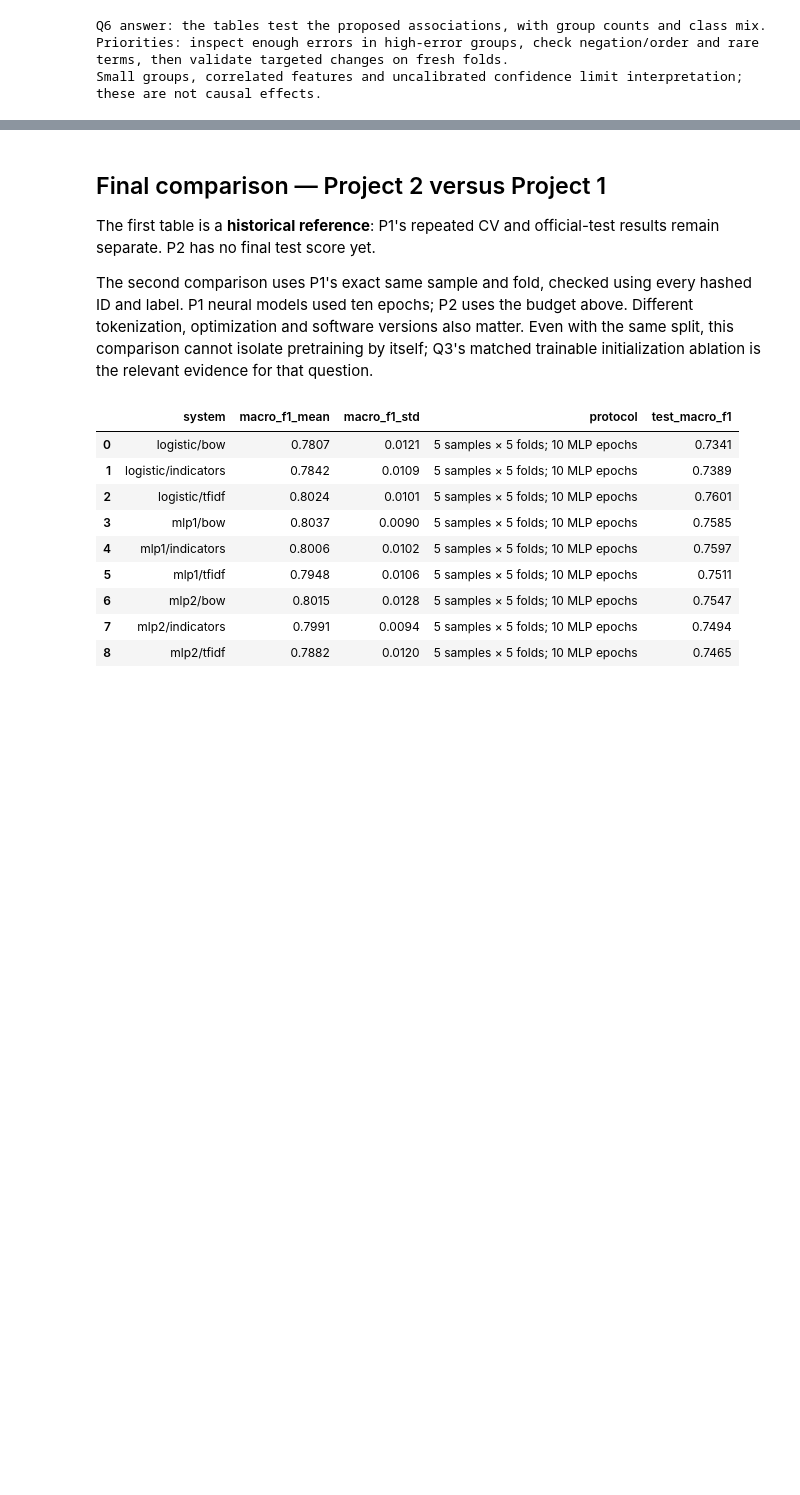
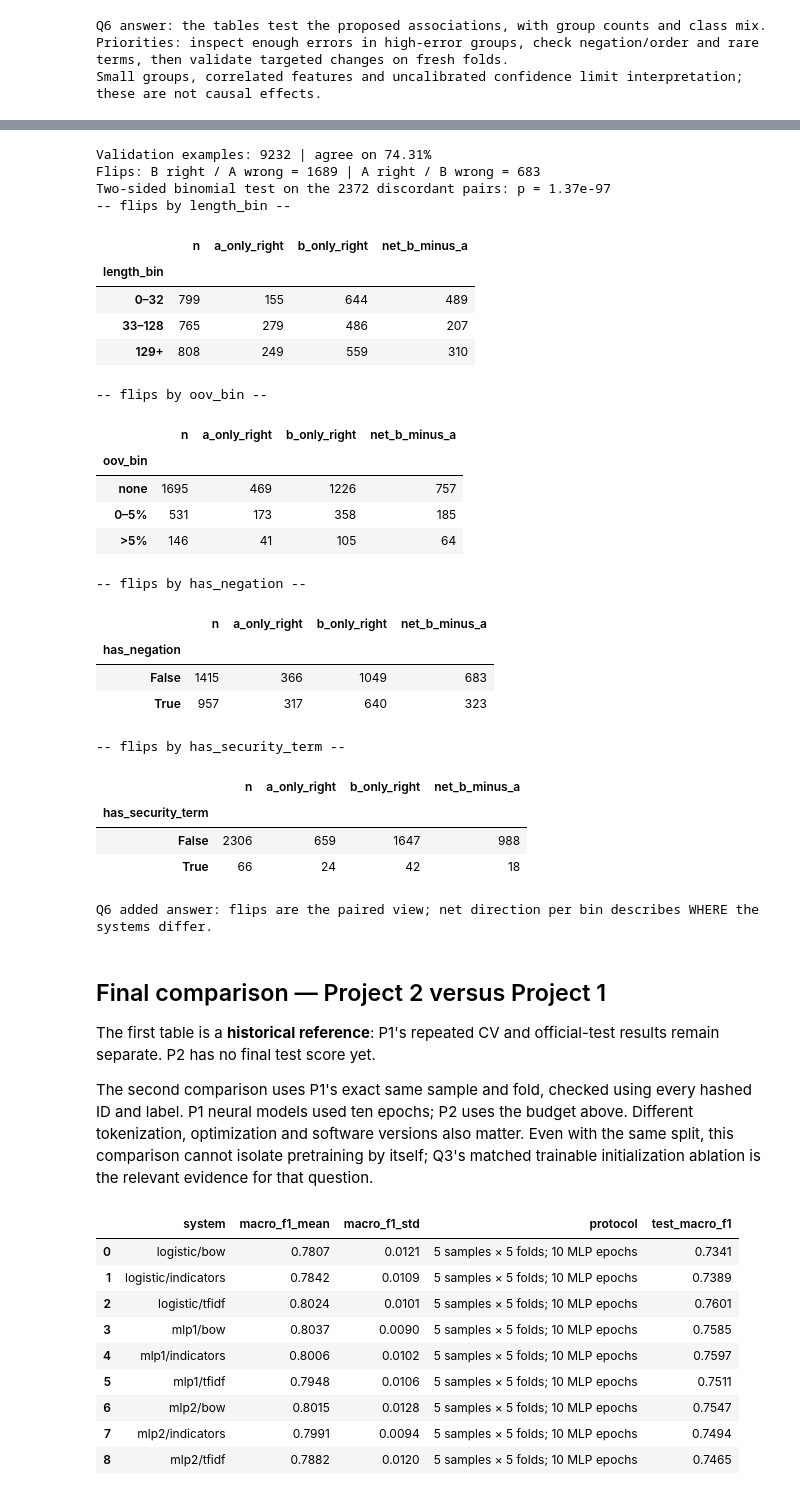
Before and after one commit to Nivya-21/nlp1-student, a Jupyter notebook: part2/project2.ipynb, the cells around one changed output, grey strips where cells are left out. Saved outputs shown, nothing was run; the diff lists cells and outputs as text; code cells hidden in the pictures; blank space fills up the shorter version.

```diff
--- a/part2/project2.ipynb
+++ b/part2/project2.ipynb
@@ -644,3 +652,56 @@ Small groups, correlated features and uncalibrated confidence limit interpretati
+# %%
+# Q6b — which examples flip between the two systems on the SAME validation examples?
+a, b = "mean_frozen", "lstm_frozen"
+left = errors[errors.system == a].set_index("id")
+right = errors[errors.system == b].set_index("id")[["prediction"]].rename(columns={"prediction": "prediction_b"})
+joined = left.merge(right, left_index=True, right_index=True, validate="one_to_one")
+joined["a_correct"] = joined.prediction.eq(joined.gold)
+joined["b_correct"] = joined.prediction_b.eq(joined.gold)
+only_a = joined.a_correct & ~joined.b_correct   # A right where B wrong
+only_b = ~joined.a_correct & joined.b_correct   # B right where A wrong
+print(f"Validation examples: {len(joined)} | agree on {joined.a_correct.eq(joined.b_correct).mean():.2%}")
+print(f"Flips: B right / A wrong = {only_b.sum()} | A right / B wrong = {only_a.sum()}")
+try:
+    from scipy.stats import binomtest
+    n_discordant = int(only_b.sum() + only_a.sum())
+    p_value = binomtest(int(only_b.sum()), n_discordant, 0.5).pvalue
+    print(f"Two-sided binomial test on the {n_discordant} discordant pairs: p = {p_value:.2e}")
+except ImportError:
+    print("scipy unavailable; report the flip counts without a test.")
+for feature in ["length_bin", "oov_bin", "has_negation", "has_security_term"]:
+    table = joined[only_a | only_b].groupby(feature, observed=True).agg(
+        n=("a_correct", "size"), a_only_right=("a_correct", "sum"), b_only_right=("b_correct", "sum"))
+    table["net_b_minus_a"] = table.b_only_right - table.a_only_right
+    print(f"-- flips by {feature} --")
+    display(table)
+print("Q6 added answer: flips are the paired view; net direction per bin describes WHERE the systems differ.")
+# %% [output]
+Validation examples: 9232 | agree on 74.31%
+Flips: B right / A wrong = 1689 | A right / B wrong = 683
+Two-sided binomial test on the 2372 discordant pairs: p = 1.37e-97
+-- flips by length_bin --
+|  | n | a_only_right | b_only_right | net_b_minus_a |
+| length_bin |  |  |  |  |
+| 0–32 | 799 | 155 | 644 | 489 |
+| 33–128 | 765 | 279 | 486 | 207 |
+| 129+ | 808 | 249 | 559 | 310 |
+-- flips by oov_bin --
+|  | n | a_only_right | b_only_right | net_b_minus_a |
+| oov_bin |  |  |  |  |
+| none | 1695 | 469 | 1226 | 757 |
+| 0–5% | 531 | 173 | 358 | 185 |
+| >5% | 146 | 41 | 105 | 64 |
+-- flips by has_negation --
+|  | n | a_only_right | b_only_right | net_b_minus_a |
+| has_negation |  |  |  |  |
+| False | 1415 | 366 | 1049 | 683 |
+| True | 957 | 317 | 640 | 323 |
+-- flips by has_security_term --
+|  | n | a_only_right | b_only_right | net_b_minus_a |
+| has_security_term |  |  |  |  |
+| False | 2306 | 659 | 1647 | 988 |
+| True | 66 | 24 | 42 | 18 |
+Q6 added answer: flips are the paired view; net direction per bin describes WHERE the systems differ.
 # %% [markdown]
 ## Final comparison — Project 2 versus Project 1
 
```
Also changed, not shown: parts of 8 cells of this notebook, 1 other file.
